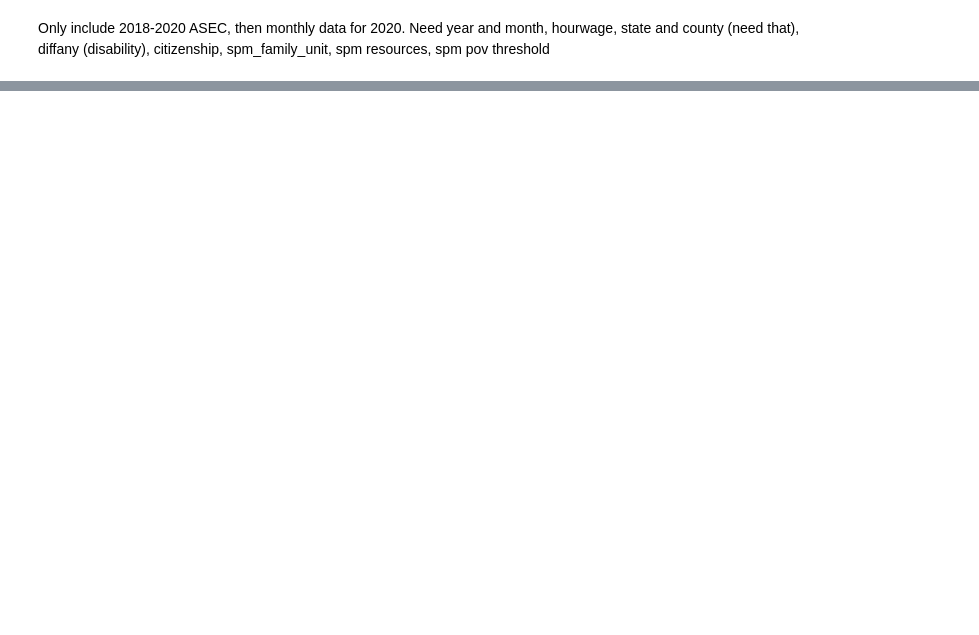
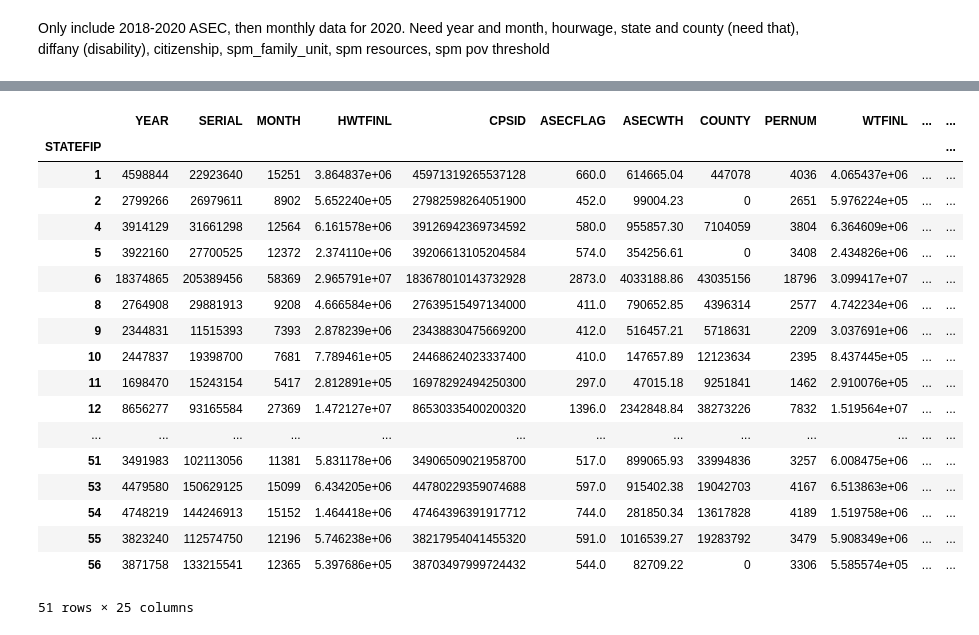
Before and after one commit to UBICenter/min-wage, a Jupyter notebook: jb/min_wage_script.ipynb, the cells around one changed output, grey strips where cells are left out. Saved outputs shown, nothing was run; the diff lists cells and outputs as text; code cells hidden in the pictures; blank space fills up the shorter version.

```diff
--- a/jb/min_wage_script.ipynb
+++ b/jb/min_wage_script.ipynb
@@ -13,2 +14,8 @@ raw = pd.read_csv('data/cps_00001.csv')
+# %%
+# raw = pd.read_csv('data/cps_00001.csv')
+
+# raw_2 = pd.read_csv('http://localhost:8888/edit/UBICenter/min-wage/jb/data/cps_00002.csv.gz')
+
+raw_2 = pd.read_csv('UBICenter/min-wage/jb/data/cps_00002.csv.gz')
 # %% [markdown]
 Only include 2018-2020 ASEC, then monthly data for 2020. Need year and month, hourwage, state and county (need that), diffany (disability), citizenship, spm_family_unit, spm resources, spm pov threshold
@@ -30,0 +50,7 @@ raw
+# %%
+min_wage_data = raw_2[raw_2.HOURWAGE < 999.99]
+
+# check IPUMS field documentation
+# make sure to copy dataset before starting
+
+min_wage_data.HOURWAGE.describe()
@@ -30,0 +67,4 @@ raw
+# %%
+min_wage_data['under_15'] = min_wage_data.HOURWAGE < 15
+
+min_wage_data.under_15
@@ -30,0 +105,6 @@ raw
+# %%
+min_wage_data['u15_t'] = np.where(min_wage_data.under_15 == True, 1, 0)
+
+min_wage_data['u15_f'] = np.where(min_wage_data.under_15 == False, 1, 0)
+
+min_wage_data
@@ -30,0 +135,25 @@ raw
+# %%
+mw_gby_state = min_wage_data.groupby(['STATEFIP']).sum()
+
+# not good
+mw_gby_state
+# %% [output]
+|  | YEAR | SERIAL | MONTH | HWTFINL | CPSID | ASECFLAG | ASECWTH | COUNTY | PERNUM | WTFINL | ... | ... |
+| STATEFIP |  |  |  |  |  |  |  |  |  |  |  | ... |
+| 1 | 4598844 | 22923640 | 15251 | 3.864837e+06 | 45971319265537128 | 660.0 | 614665.04 | 447078 | 4036 | 4.065437e+06 | ... | ... |
+| 2 | 2799266 | 26979611 | 8902 | 5.652240e+05 | 27982598264051900 | 452.0 | 99004.23 | 0 | 2651 | 5.976224e+05 | ... | ... |
+| 4 | 3914129 | 31661298 | 12564 | 6.161578e+06 | 39126942369734592 | 580.0 | 955857.30 | 7104059 | 3804 | 6.364609e+06 | ... | ... |
+| 5 | 3922160 | 27700525 | 12372 | 2.374110e+06 | 39206613105204584 | 574.0 | 354256.61 | 0 | 3408 | 2.434826e+06 | ... | ... |
+| 6 | 18374865 | 205389456 | 58369 | 2.965791e+07 | 183678010143732928 | 2873.0 | 4033188.86 | 43035156 | 18796 | 3.099417e+07 | ... | ... |
+| 8 | 2764908 | 29881913 | 9208 | 4.666584e+06 | 27639515497134000 | 411.0 | 790652.85 | 4396314 | 2577 | 4.742234e+06 | ... | ... |
+| 9 | 2344831 | 11515393 | 7393 | 2.878239e+06 | 23438830475669200 | 412.0 | 516457.21 | 5718631 | 2209 | 3.037691e+06 | ... | ... |
+| 10 | 2447837 | 19398700 | 7681 | 7.789461e+05 | 24468624023337400 | 410.0 | 147657.89 | 12123634 | 2395 | 8.437445e+05 | ... | ... |
+| 11 | 1698470 | 15243154 | 5417 | 2.812891e+05 | 16978292494250300 | 297.0 | 47015.18 | 9251841 | 1462 | 2.910076e+05 | ... | ... |
+| 12 | 8656277 | 93165584 | 27369 | 1.472127e+07 | 86530335400200320 | 1396.0 | 2342848.84 | 38273226 | 7832 | 1.519564e+07 | ... | ... |
+| ... | ... | ... | ... | ... | ... | ... | ... | ... | ... | ... | ... | ... |
+| 51 | 3491983 | 102113056 | 11381 | 5.831178e+06 | 34906509021958700 | 517.0 | 899065.93 | 33994836 | 3257 | 6.008475e+06 | ... | ... |
+| 53 | 4479580 | 150629125 | 15099 | 6.434205e+06 | 44780229359074688 | 597.0 | 915402.38 | 19042703 | 4167 | 6.513863e+06 | ... | ... |
+| 54 | 4748219 | 144246913 | 15152 | 1.464418e+06 | 47464396391917712 | 744.0 | 281850.34 | 13617828 | 4189 | 1.519758e+06 | ... | ... |
+| 55 | 3823240 | 112574750 | 12196 | 5.746238e+06 | 38217954041455320 | 591.0 | 1016539.27 | 19283792 | 3479 | 5.908349e+06 | ... | ... |
+| 56 | 3871758 | 133215541 | 12365 | 5.397686e+05 | 38703497999724432 | 544.0 | 82709.22 | 0 | 3306 | 5.585574e+05 | ... | ... |
+51 rows × 25 columns
```
Also changed, not shown: parts of 14 cells of this notebook.
